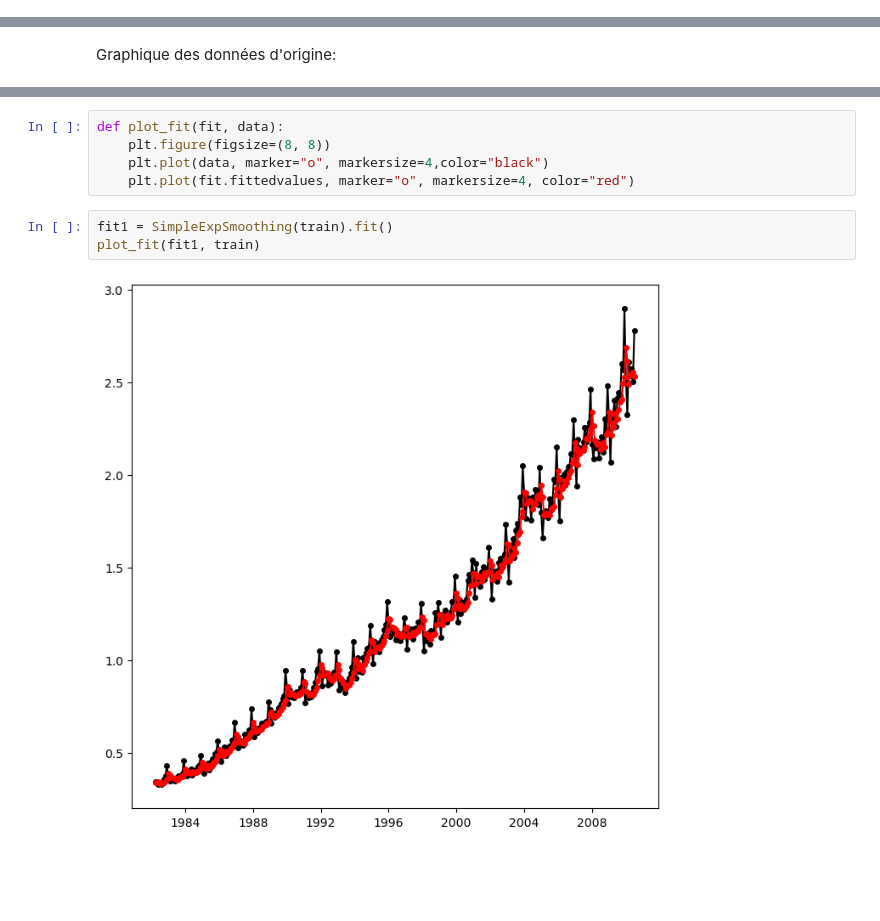
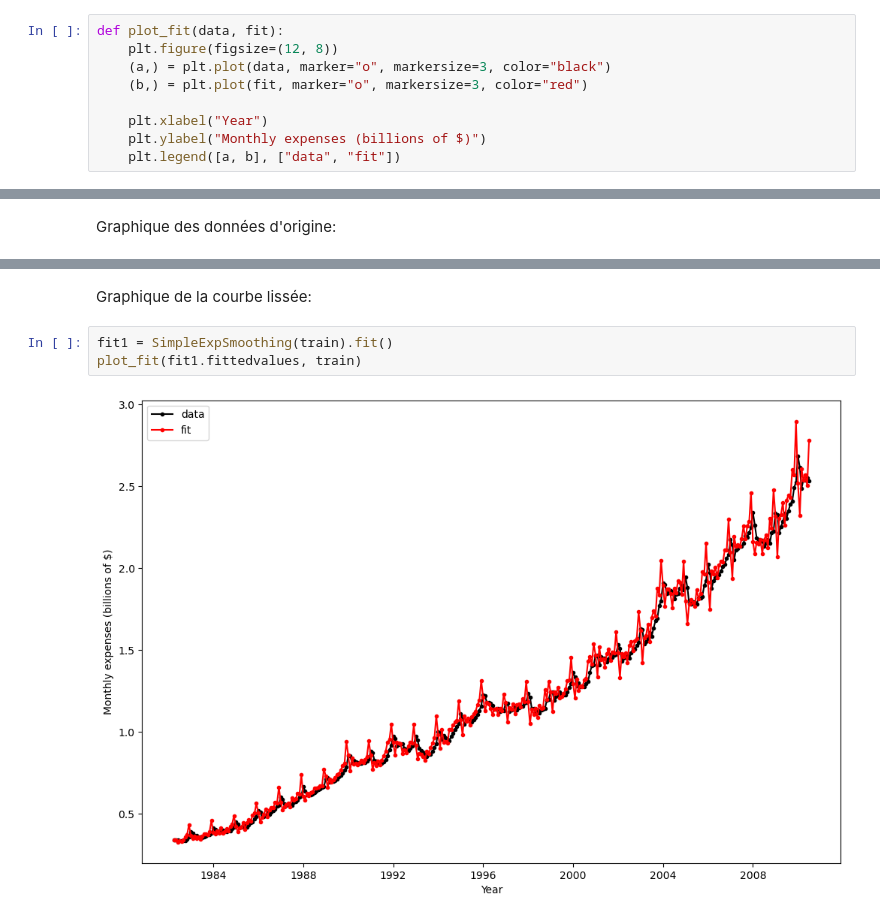
Before and after one commit to HUART1848/PCD_L8, a Jupyter notebook: PCD-Labo8-ExpSmoothing-FerchichiHuart.ipynb, the cells around one changed output, grey strips where cells are left out. Drawn from its saved outputs; the diff is of its cells as text; blank space fills up the shorter version.

```diff
--- a/PCD-Labo8-ExpSmoothing-FerchichiHuart.ipynb
+++ b/PCD-Labo8-ExpSmoothing-FerchichiHuart.ipynb
@@ -25,0 +39,9 @@ train, test = split_series(auscafe)
+# %%
+def plot_fit(data, fit):
+    plt.figure(figsize=(12, 8))
+    (a,) = plt.plot(data, marker="o", markersize=3, color="black")
+    (b,) = plt.plot(fit, marker="o", markersize=3, color="red")
+
+    plt.xlabel("Year")
+    plt.ylabel("Monthly expenses (billions of $)")
+    plt.legend([a, b], ["data", "fit"])
@@ -34,11 +59,8 @@ Text(0, 0.5, 'Monthly expenses (billions of $)')
 [figure]
-# %%
-def plot_fit(fit, data):
-    plt.figure(figsize=(8, 8))
-    plt.plot(data, marker="o", markersize=4,color="black")
-    plt.plot(fit.fittedvalues, marker="o", markersize=4, color="red")
+# %% [markdown]
+Graphique de la courbe lissée:
 # %%
 fit1 = SimpleExpSmoothing(train).fit()
-plot_fit(fit1, train)
+plot_fit(fit1.fittedvalues, train)
 # %% [output]
-[figure, old version]
+[figure, new version]
```
Also changed, not shown: parts of 24 cells of this notebook.
